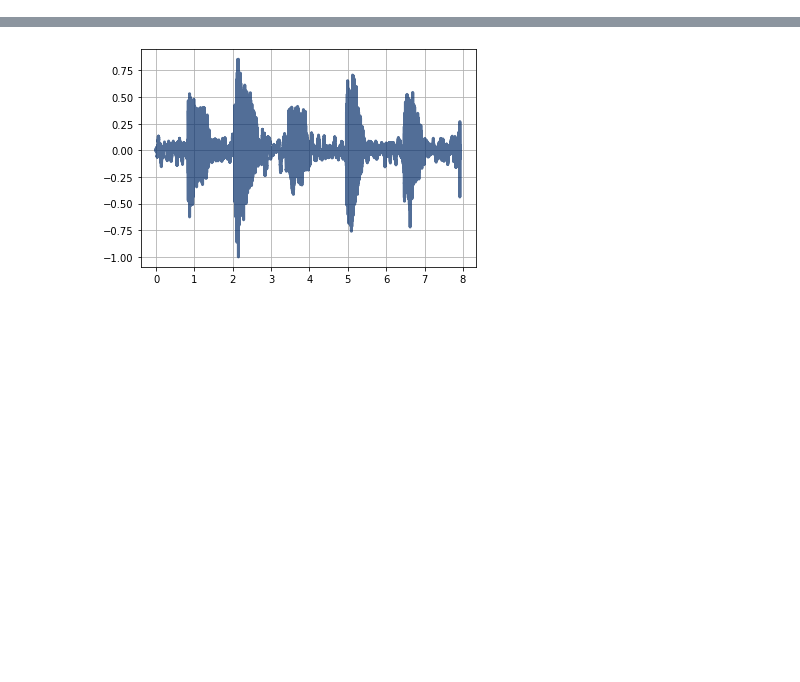
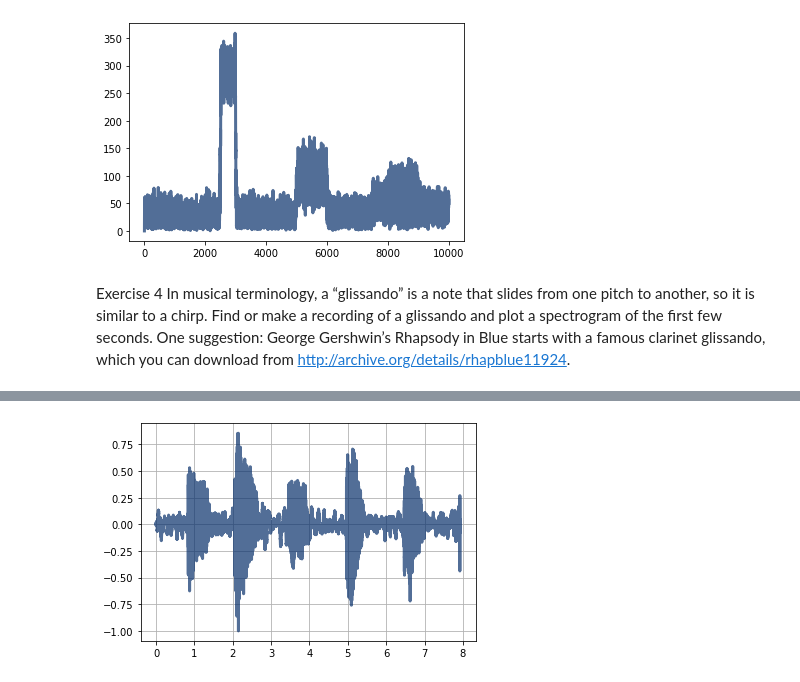
Before and after one commit to Tweety1210/dsphw2020, a Jupyter notebook: ch3hw.ipynb, the cells around one changed output, grey strips where cells are left out. Drawn from its saved outputs; the diff is of its cells as text; code cells hidden in the pictures; blank space fills up the shorter version.

```diff
--- a/ch3hw.ipynb
+++ b/ch3hw.ipynb
@@ -3,0 +50,21 @@
+# %%
+import math
+PI2 = 2 * math.pi
+
+class SawtoothChirp(thinkdsp.Chirp):
+    """Represents a sawtooth signal with varying frequency."""
+
+    def _evaluate(self, ts, freqs):
+        """Helper function that evaluates the signal.
+
+        ts: float array of times
+        freqs: float array of frequencies during each interval
+        """
+        dts = np.diff(ts)
+        dps = PI2 * freqs * dts
+        phases = np.cumsum(dps)
+        phases = np.insert(phases, 0, 0)
+        cycles = phases / PI2
+        frac, _ = np.modf(cycles)
+        ys = thinkdsp.normalize(thinkdsp.unbias(frac), self.amp)
+        return ys
@@ -3,0 +81,4 @@
+# %%
+signal = SawtoothChirp(start=2500, end=3000)
+wave = signal.make_wave(duration=1, framerate=20000)
+wave.make_audio()
@@ -3,0 +87,7 @@
+# %%
+wave.make_spectrum().plot()
+# %% [output]
+[figure, added]
+# %% [markdown]
+Exercise 4 In musical terminology, a “glissando” is a note that slides from one pitch to another, so it is similar to a chirp.
+Find or make a recording of a glissando and plot a spectrogram of the first few seconds. One suggestion: George Gershwin’s Rhapsody in Blue starts with a famous clarinet glissando, which you can download from http://archive.org/details/rhapblue11924.
```
Also changed, not shown: parts of 20 cells of this notebook.
